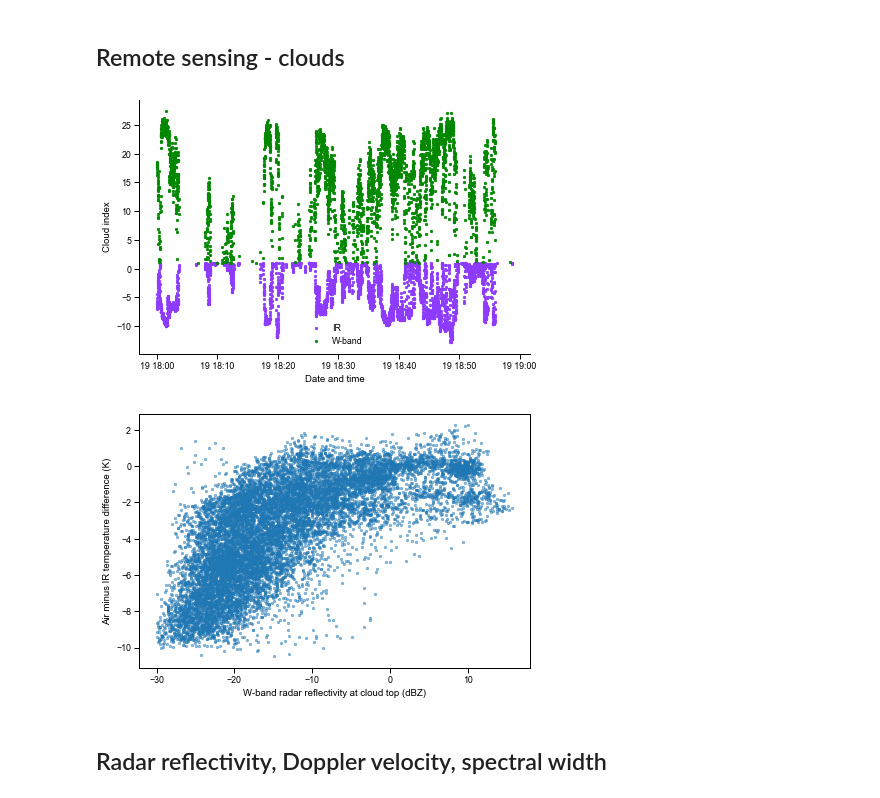
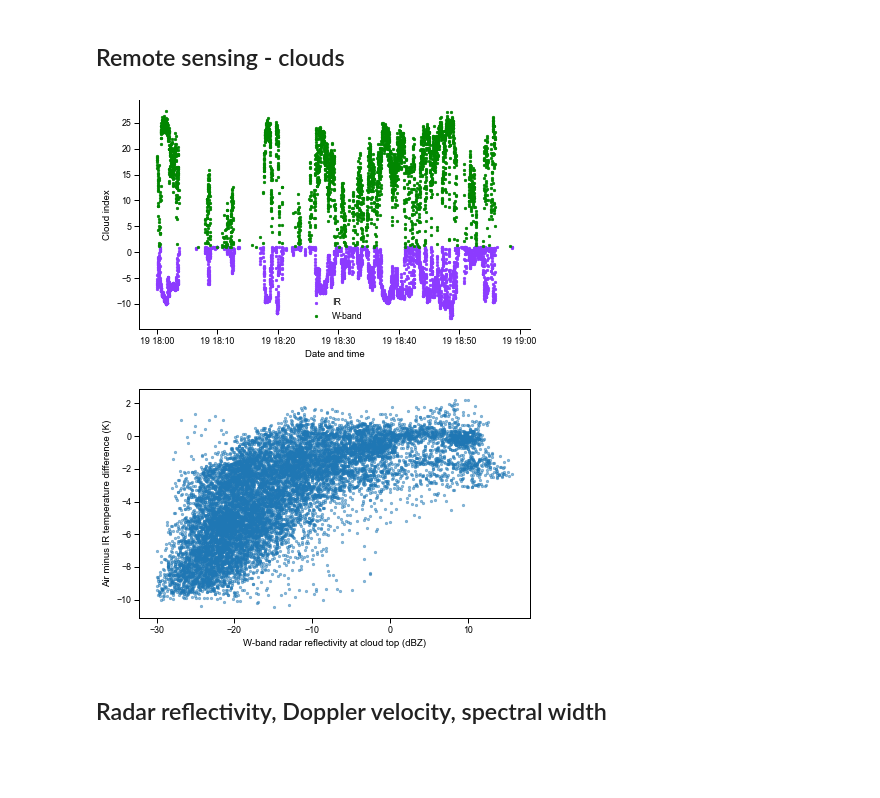
Before and after one commit to RobertPincus/atomic-p3-data-paper, a Jupyter notebook: Figures.ipynb, the cells around one changed output. Saved outputs shown, nothing was run; the diff lists cells and outputs as text; code cells hidden in the pictures; blank space fills up the shorter version.

```diff
--- a/Figures.ipynb
+++ b/Figures.ipynb
@@ -248,29 +253,29 @@ cloud_example = p3_data.remote_sensing['P3-0119'].to_dask()
 subset = cloud_example.sel(time=time_slice)
 # %%
 sns.set_context("paper")
-fig = plt.figure(figsize = (7,7/1.5))
+fig = plt.figure(figsize = (7,4.2)) # Matches sizes of the maps
 ax = plt.axes()
 
 ax.scatter(subset.time.where(subset.cind_IR < 1),
             subset.cind_IR.where(subset.cind_IR < 1),
             color=cc.glasbey[1], marker = ".", label="IR")
 ax.scatter(subset.time.where(subset.cind_radar > 1),
             subset.cind_radar.where(subset.cind_radar > 1),
             color=cc.glasbey[2], marker = ".", label="W-band")
 ax.legend()
 sns.despine(bottom=True)
 ax.set_ylabel("Cloud index")
 ax.set_xlabel("Date and time")
 sns.despine()
 
 if saveFigs:
     fig.savefig(figDir.joinpath("Cloud-indexes.pdf"), dpi=600, transparent=True, bbox_inches = "tight")
     fig.savefig(figDir.joinpath("Cloud-indexes.png"), dpi=150, transparent=True, bbox_inches = "tight")
 # %% [output]
-[figure, old version]
+[figure, new version]
 # %%
 sns.set_context("paper")
-fig = plt.figure(figsize = (7,7/1.5))
+fig = plt.figure(figsize = (7,4.2)) # Matches sizes of the maps
 ax = plt.axes()
 
 ax.scatter(cloud_example.Z_CT,
@@ -284,7 +289,7 @@ if saveFigs:
     fig.savefig(figDir.joinpath("Reflectivity-vs-Temp-diff.pdf"), dpi=600, transparent=True, bbox_inches = "tight")
     fig.savefig(figDir.joinpath("Reflectivity-vs-Temp-diff.png"), dpi=150, transparent=True, bbox_inches = "tight")
 # %% [output]
-[figure, old version]
+[figure, new version]
 # %% [markdown]
 ## Radar reflectivity, Doppler velocity, spectral width
 # %%
```
Also changed, not shown: parts of 2 cells of this notebook.
